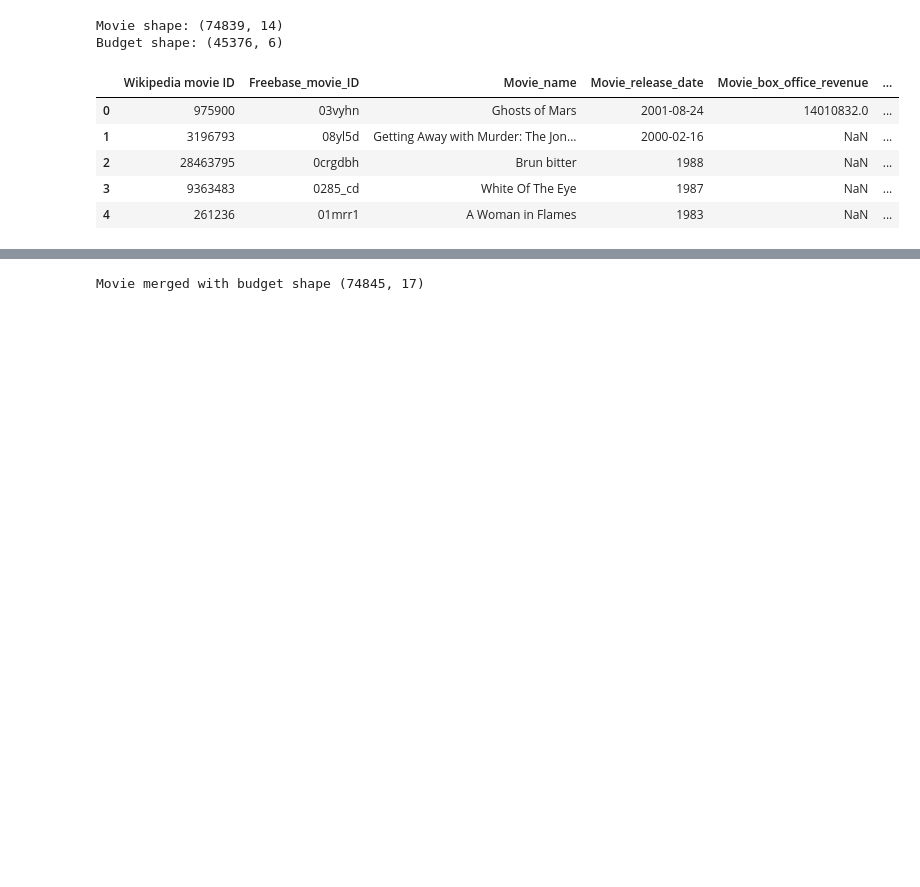
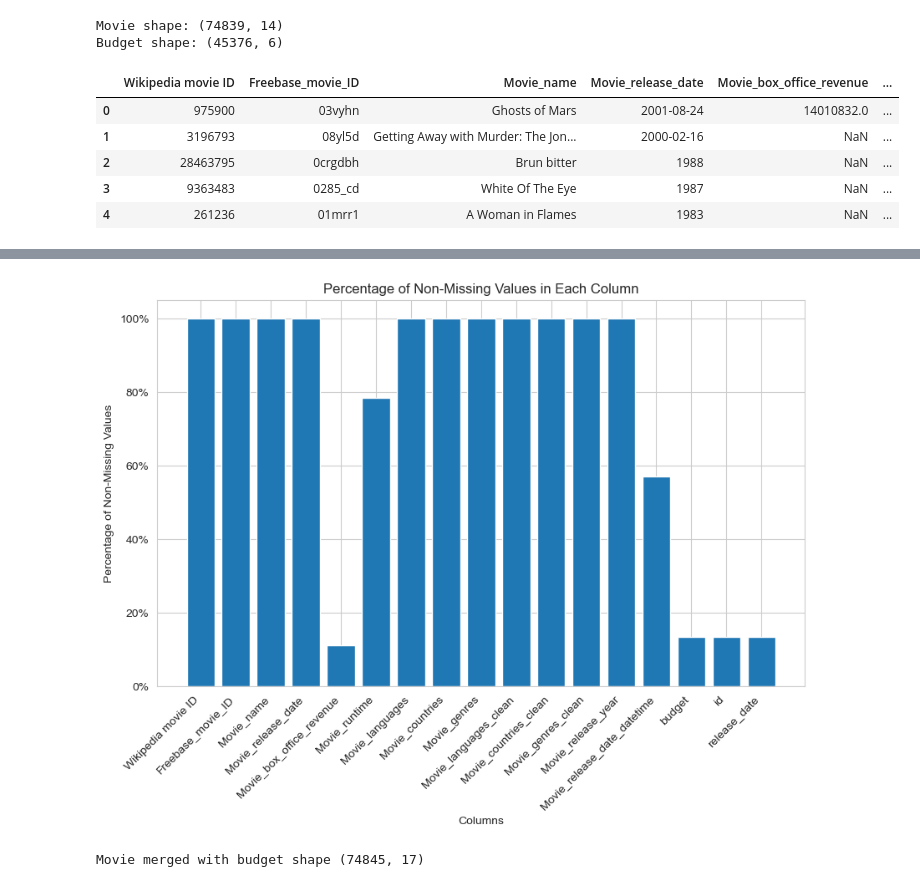
Before and after one commit to epfl-ada/ada-2023-project-pandalysts, a Jupyter notebook: budget.ipynb, the cells around one changed output, grey strips where cells are left out. Saved outputs shown, nothing was run; the diff lists cells and outputs as text; code cells hidden in the pictures; blank space fills up the shorter version.

Commit message:
added bar plot for non-missing values

```diff
--- a/budget.ipynb
+++ b/budget.ipynb
@@ -135,3 +158,22 @@ movie_summaries.head()
+# %%
+# Calculate the percentage of non-missing values for each column
+percentage_non_missing = (movie_summaries.count() / len(movie_summaries)) * 100
+
+# Plot the results
+plt.figure(figsize=(10,6))
+plt.bar(percentage_non_missing.index, percentage_non_missing)
+plt.xlabel('Columns')
+plt.xticks(rotation=45, ha='right')
+plt.ylabel('Percentage of Non-Missing Values')
+plt.title('Percentage of Non-Missing Values in Each Column')
+
+def percent_formatter(x, pos):
+    return f'{x:.0f}%'
+
+plt.gca().yaxis.set_major_formatter(FuncFormatter(percent_formatter))
+plt.show()
+# %% [output]
+[figure, added]
 # %%
 print("Movie merged with budget shape", movie_summaries.shape)
 # %% [output]
```
Also changed, not shown: parts of 6 cells of this notebook.
